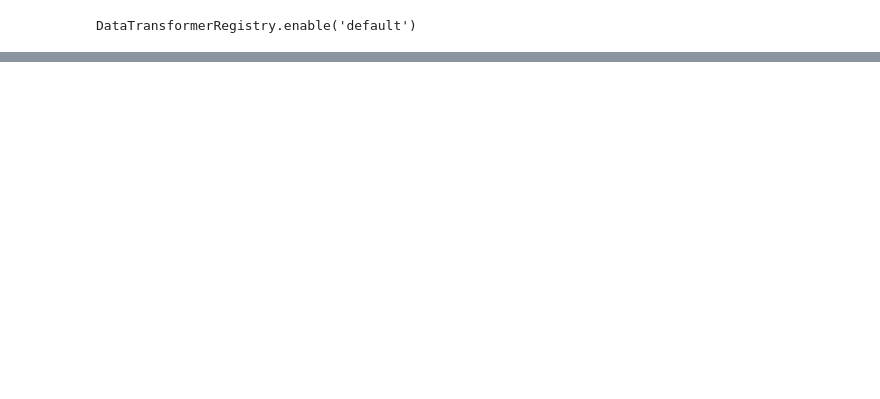
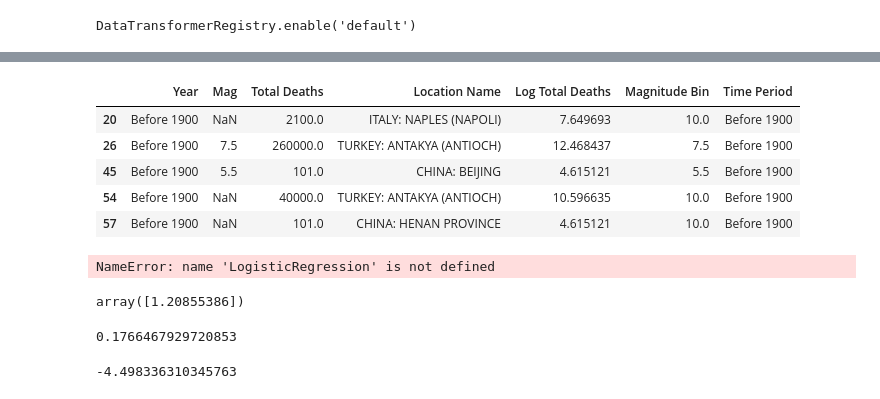
Before and after one commit to jearcher/209_final_project, a Jupyter notebook: notebooks/scratch_josh.ipynb, the cells around one changed output, grey strips where cells are left out. Cells and saved outputs as stored; diff of their text form; code cells hidden in the pictures; blank space fills up the shorter version.

```diff
--- a/notebooks/scratch_josh.ipynb
+++ b/notebooks/scratch_josh.ipynb
@@ -127,0 +184,33 @@ alt.Chart(quake_deaths).mark_rect().encode(
+# %%
+df.head()
+# %% [output]
+|  | Year | Mag | Total Deaths | Location Name | Log Total Deaths | Magnitude Bin | Time Period |
+| 20 | Before 1900 | NaN | 2100.0 | ITALY: NAPLES (NAPOLI) | 7.649693 | 10.0 | Before 1900 |
+| 26 | Before 1900 | 7.5 | 260000.0 | TURKEY: ANTAKYA (ANTIOCH) | 12.468437 | 7.5 | Before 1900 |
+| 45 | Before 1900 | 5.5 | 101.0 | CHINA: BEIJING | 4.615121 | 5.5 | Before 1900 |
+| 54 | Before 1900 | NaN | 40000.0 | TURKEY: ANTAKYA (ANTIOCH) | 10.596635 | 10.0 | Before 1900 |
+| 57 | Before 1900 | NaN | 101.0 | CHINA: HENAN PROVINCE | 4.615121 | 10.0 | Before 1900 |
+# %%
+df = df[df['Mag'].notna()]
+
+magnitude = np.array(df['Mag']).reshape(-1,1)
+log_deaths = np.array(df['Log Total Deaths'])
+
+lm = LogisticRegression().fit(X = magnitude, y = log_deaths)
+# %% [output]
+NameError: name 'LogisticRegression' is not defined
+# %%
+# Estimate of coefficient on Magnitude (slope)
+lm.coef_
+# %% [output]
+array([1.20855386])
+# %%
+# R-Squared
+lm.score(magnitude, log_deaths)
+# %% [output]
+0.1766467929720853
+# %%
+# Intercept
+lm.intercept_
+# %% [output]
+-4.498336310345763
```
Also changed, not shown: parts of 18 cells of this notebook.
